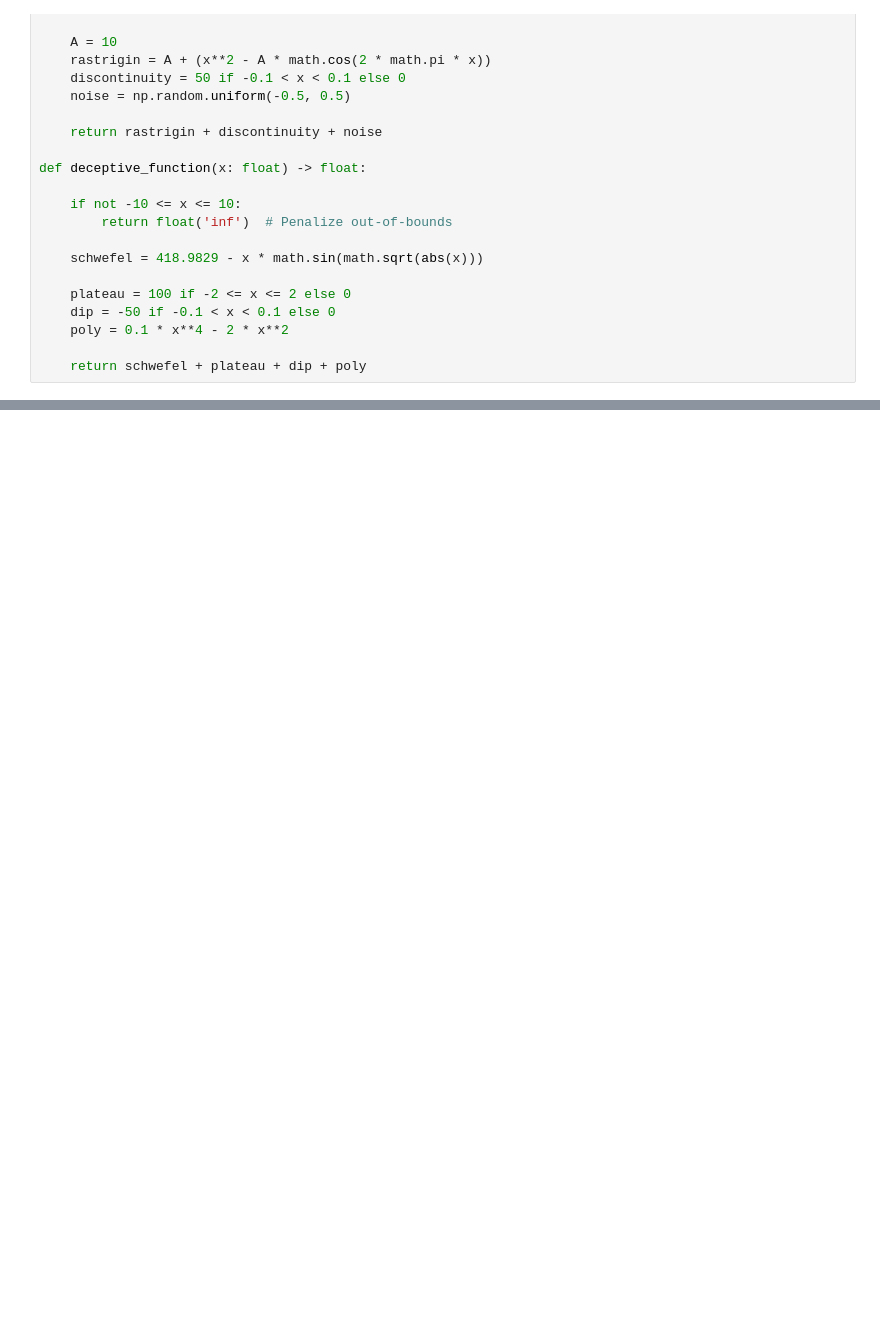
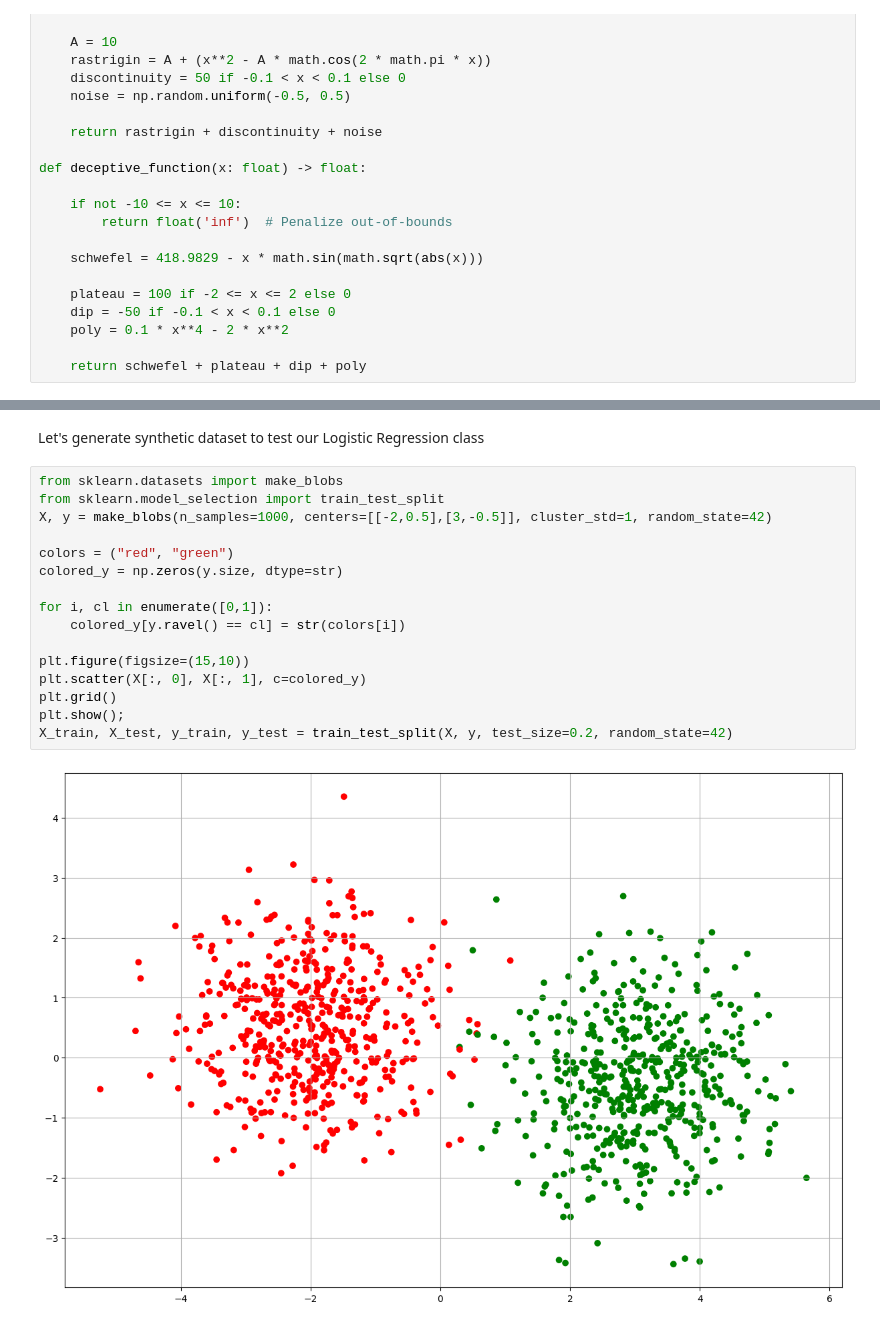
Before and after one commit to bulatsharif/Quantum-inspired-Evolutionary-Algorithms, a Jupyter notebook: paper_implementation/algorithm.ipynb, the cells around one changed output, grey strips where cells are left out. Drawn from its saved outputs; the diff is of its cells as text; blank space fills up the shorter version.

```diff
--- a/paper_implementation/algorithm.ipynb
+++ b/paper_implementation/algorithm.ipynb
@@ -353,0 +527,20 @@ visualize_2d_evolution(history_2d, population_2d, simple_2d_circle, lower_bound=
+# %% [markdown]
+Let's generate synthetic dataset to test our Logistic Regression class
+# %%
+from sklearn.datasets import make_blobs
+from sklearn.model_selection import train_test_split
+X, y = make_blobs(n_samples=1000, centers=[[-2,0.5],[3,-0.5]], cluster_std=1, random_state=42)
+
+colors = ("red", "green")
+colored_y = np.zeros(y.size, dtype=str)
+
+for i, cl in enumerate([0,1]):
+    colored_y[y.ravel() == cl] = str(colors[i])
+
+plt.figure(figsize=(15,10))
+plt.scatter(X[:, 0], X[:, 1], c=colored_y)
+plt.grid()
+plt.show();
+X_train, X_test, y_train, y_test = train_test_split(X, y, test_size=0.2, random_state=42)
+# %% [output]
+[figure, added]
```
Also changed, not shown: parts of 19 cells of this notebook.
